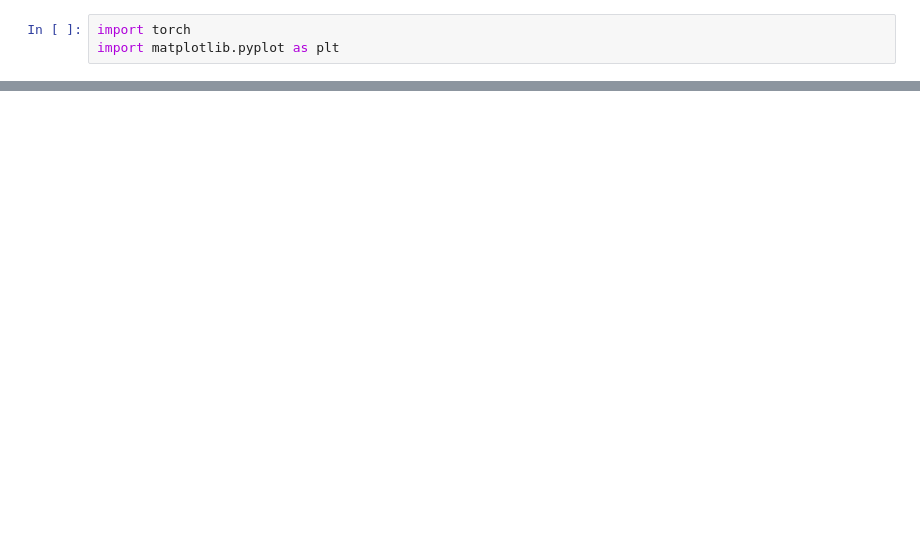
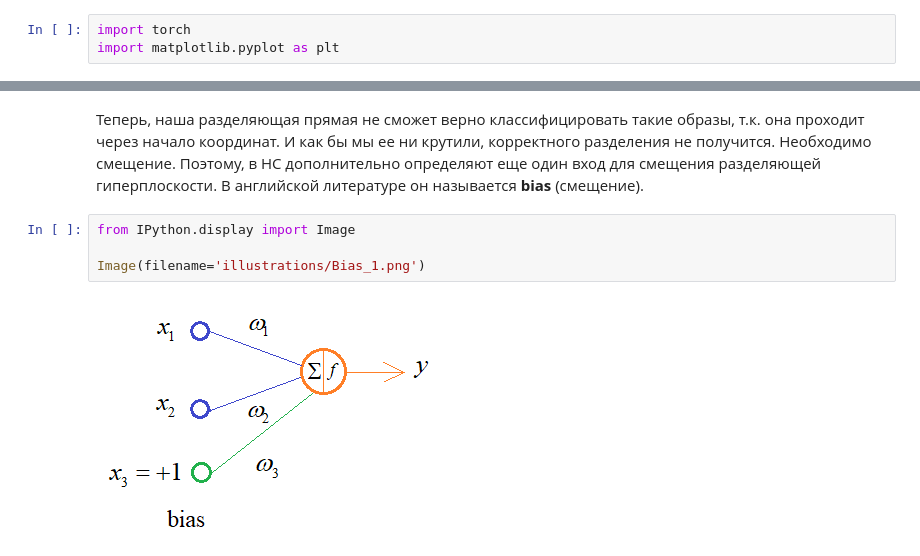
Before and after one commit to Boilingstars/LabsAIPytorch, a Jupyter notebook: 4. Простейшие нейросети на тензорах.ipynb, the cells around one changed output, grey strips where cells are left out. Cells and saved outputs as stored; diff of their text form; blank space fills up the shorter version.

```diff
--- a/4. Простейшие нейросети на тензорах.ipynb
+++ b/4. Простейшие нейросети на тензорах.ipynb
@@ -42,0 +156,8 @@ plt.show()
+# %% [markdown]
+Теперь, наша разделяющая прямая не сможет верно классифицировать такие образы, т.к. она проходит через начало координат. И как бы мы ее ни крутили, корректного разделения не получится. Необходимо смещение. Поэтому, в НС дополнительно определяют еще один вход для смещения разделяющей гиперплоскости. В английской литературе он называется **bias** (смещение).
+# %%
+from IPython.display import Image
+
+Image(filename='illustrations/Bias_1.png')
+# %% [output]
+[figure, added]
```
Also changed, not shown: parts of 35 cells of this notebook, 18 other files.
